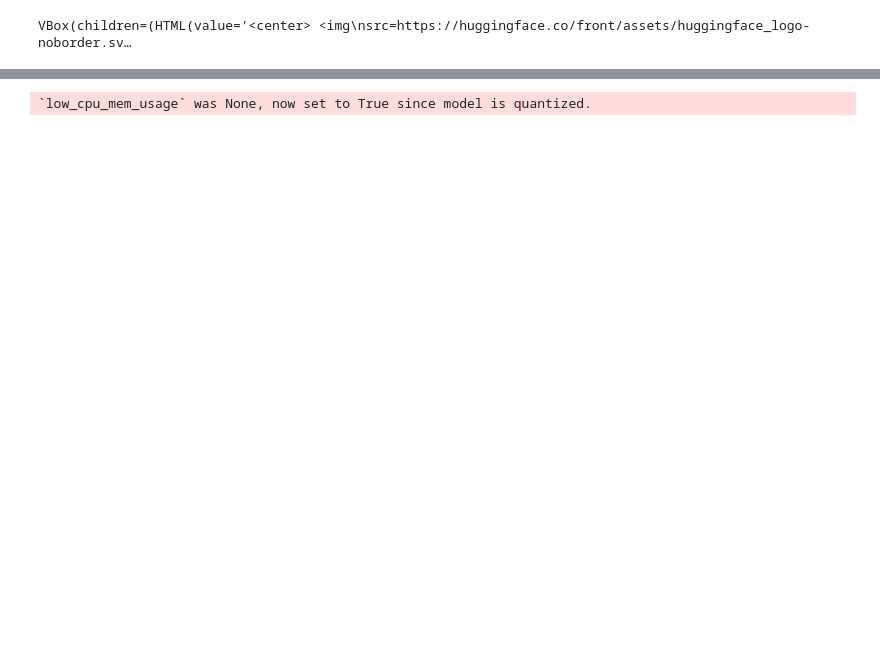
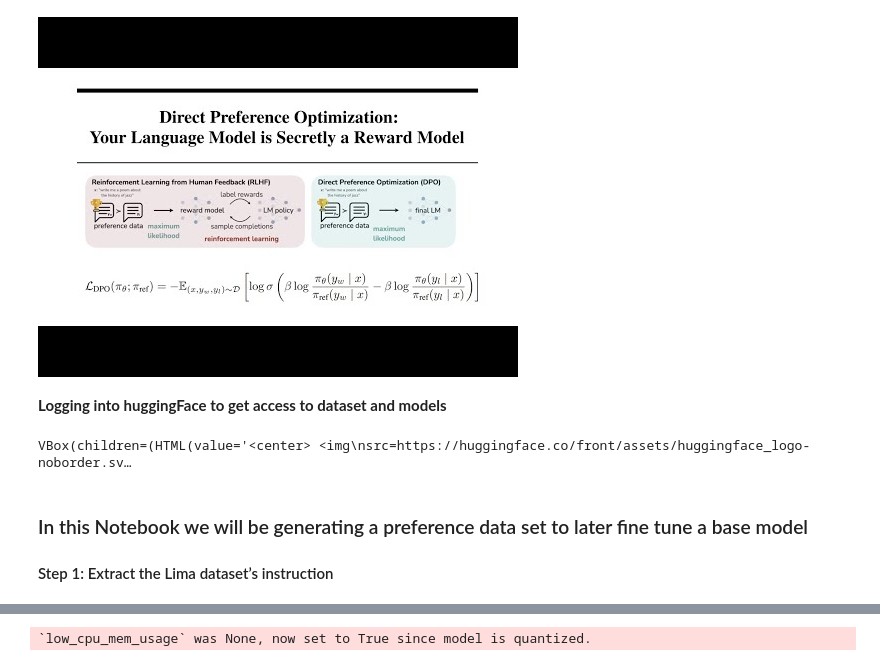
Before and after one commit to parthasarathydNU/gen-ai-coursework, a Jupyter notebook: advanced-llms/direct-preference-optimization/DPODataSetGeneration.ipynb, the cells around one changed output, grey strips where cells are left out. Cells and saved outputs as stored; diff of their text form; code cells hidden in the pictures; blank space fills up the shorter version.

Commit message:
Added explannations to notebook

```diff
--- a/advanced-llms/direct-preference-optimization/DPODataSetGeneration.ipynb
+++ b/advanced-llms/direct-preference-optimization/DPODataSetGeneration.ipynb
@@ -10,3 +9,18 @@
+# %%
+from IPython.display import YouTubeVideo
+
+# Replace 'VIDEO_ID' with the actual ID of the YouTube video you want to embed
+video_id = 'HCFTXTn1PHA'
+
+# Create a YouTubeVideo object
+video = YouTubeVideo(video_id)
+
+# Display the video
+display(video)
+# %% [output]
+[figure, added]
+# %% [markdown]
+**Logging into huggingFace to get access to dataset and models**
 # %%
 !git config --global credential.helper store
 
@@ -20,3 +34,7 @@ from huggingface_hub import notebook_login
 notebook_login()
 # %% [output]
 VBox(children=(HTML(value='<center> <img\nsrc=https://huggingface.co/front/assets/huggingface_logo-noborder.sv…
+# %% [markdown]
+### In this Notebook we will be generating a preference data set to later fine tune a base model
+
+#### Step 1: Extract the Lima dataset’s instruction
```
Also changed, not shown: parts of 18 cells of this notebook.
